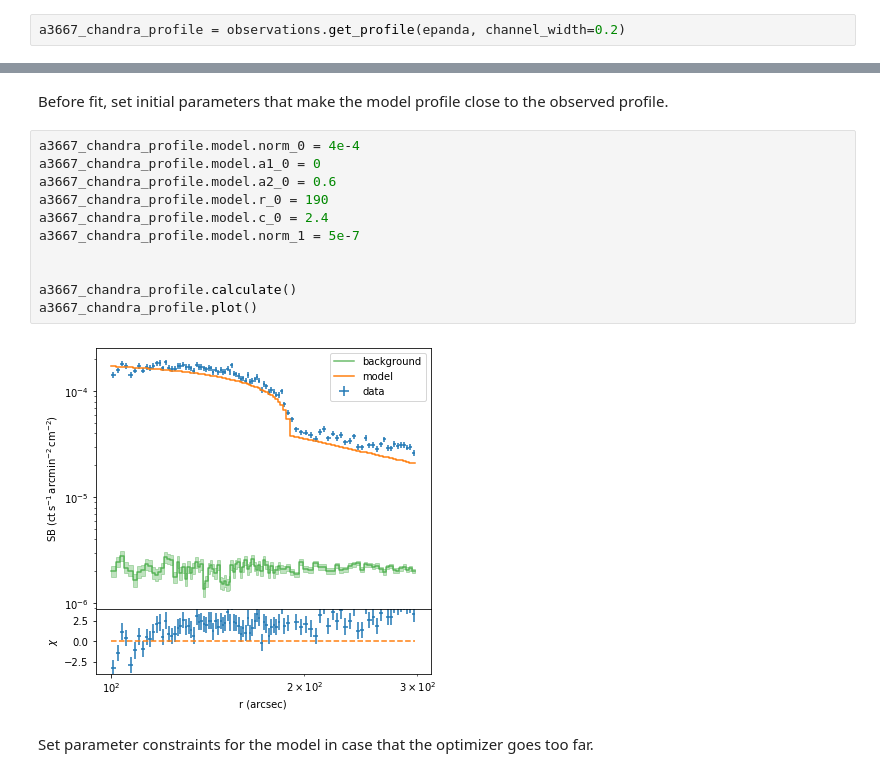
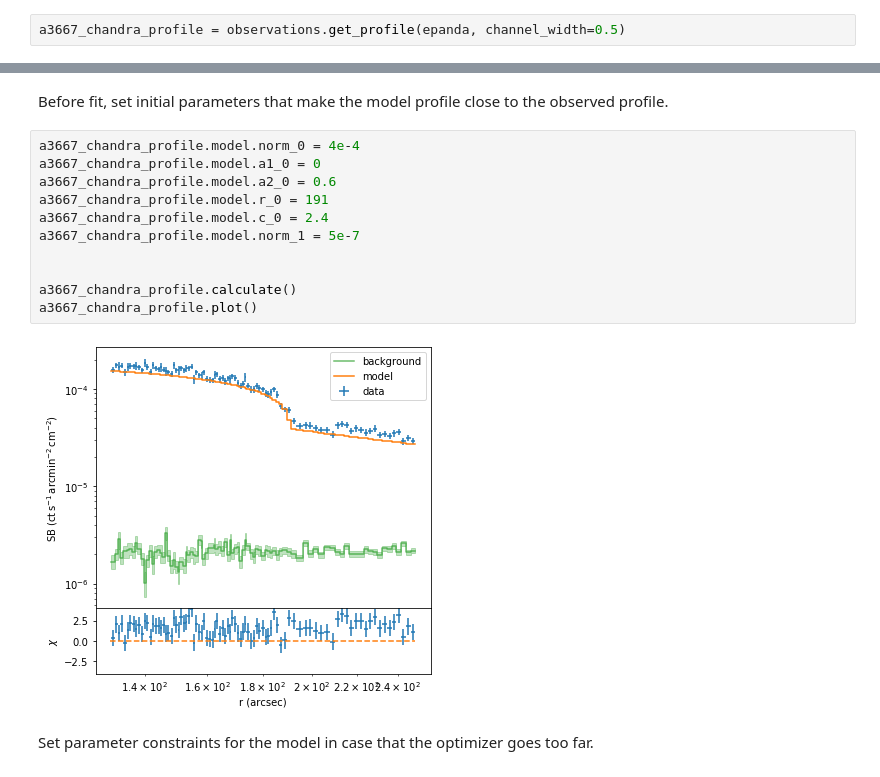
Before and after one commit to xyzhang/sbfit, a Jupyter notebook: example/Example-a3667-Chandra.ipynb, the cells around one changed output, grey strips where cells are left out. Drawn from its saved outputs; the diff is of its cells as text.

```diff
--- a/example/Example-a3667-Chandra.ipynb
+++ b/example/Example-a3667-Chandra.ipynb
@@ -42,5 +44,5 @@ The region set loaded in the previous step is used.
 # %%
-a3667_chandra_profile = observations.get_profile(epanda, channel_width=0.2)
+a3667_chandra_profile = observations.get_profile(epanda, channel_width=0.5)
 # %% [output]
 WARNING: FITSFixedWarning: RADECSYS= 'ICRS ' / default
 the RADECSYS keyword is deprecated, use RADESYSa. [astropy.wcs.wcs]
@@ -105,16 +107,16 @@ Before fit, set initial parameters that make the model profile close to the obse
 # %%
 a3667_chandra_profile.model.norm_0 = 4e-4
 a3667_chandra_profile.model.a1_0 = 0
 a3667_chandra_profile.model.a2_0 = 0.6
-a3667_chandra_profile.model.r_0 = 190
+a3667_chandra_profile.model.r_0 = 191
 a3667_chandra_profile.model.c_0 = 2.4
 a3667_chandra_profile.model.norm_1 = 5e-7
 
 
 a3667_chandra_profile.calculate()
 a3667_chandra_profile.plot()
 # %% [output]
-[figure, old version]
+[figure, new version]
 # %% [markdown]
 Set parameter constraints for the model in case that the optimizer goes too far.
 # %%
```
Also changed, not shown: parts of 9 cells of this notebook.
